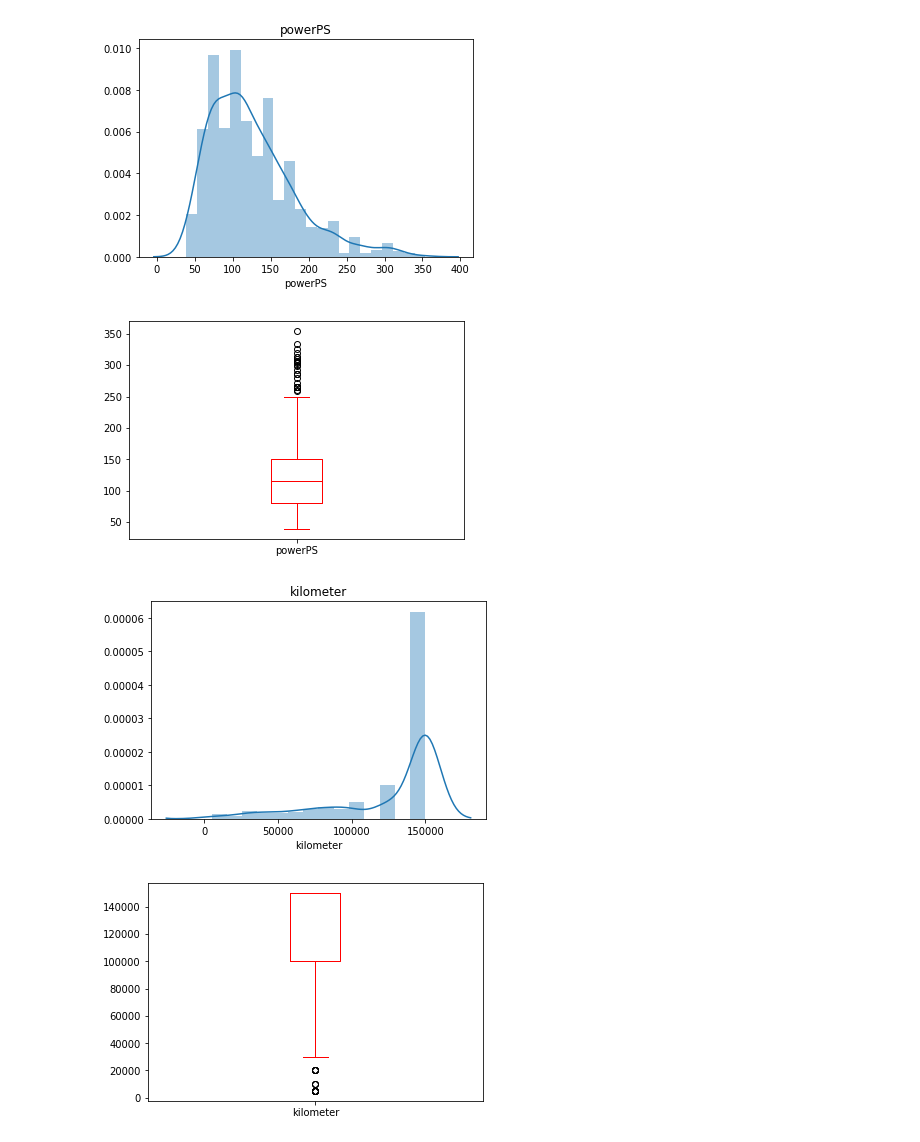
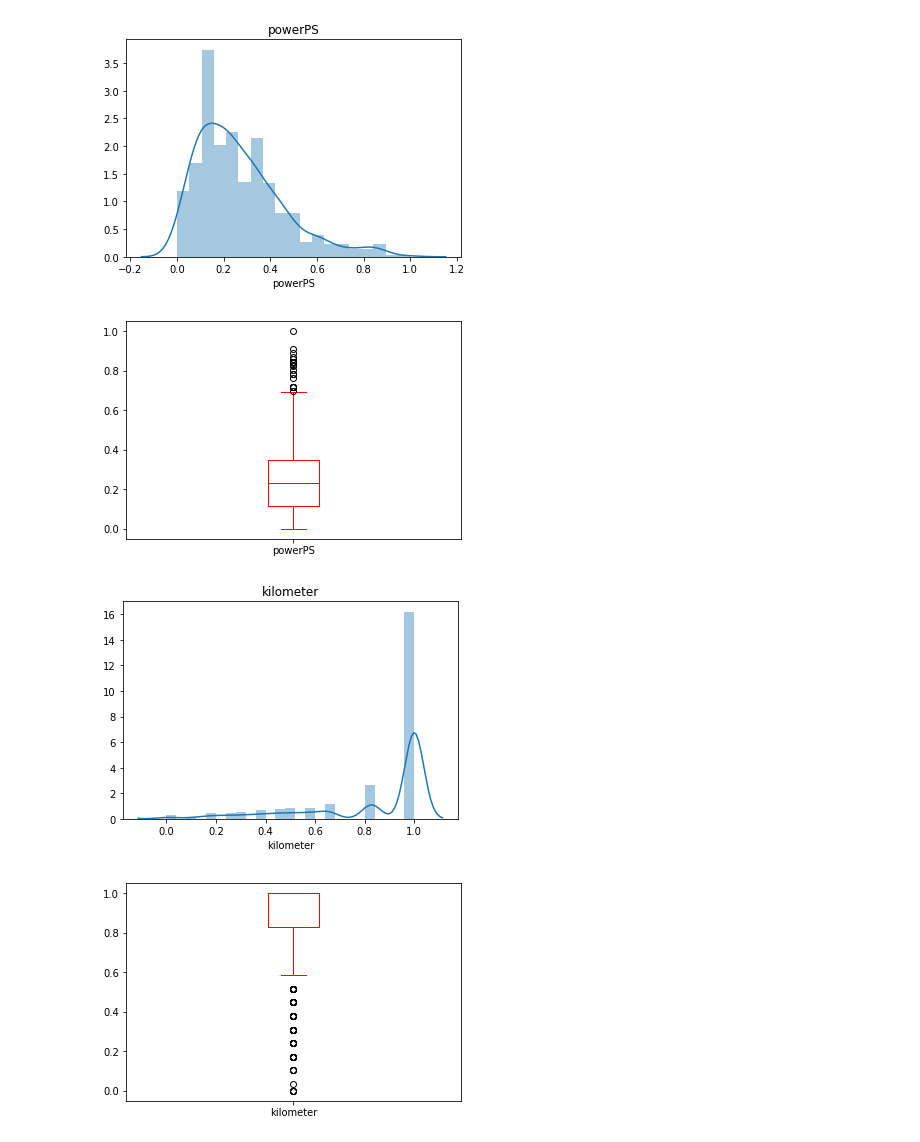
Before and after one commit to KimDoubleB/DS_Tutorials, a Jupyter notebook: Regression_Used_Car.ipynb, the cells around one changed output. Cells and saved outputs as stored; diff of their text form; code cells hidden in the pictures.

```diff
--- a/Regression_Used_Car.ipynb
+++ b/Regression_Used_Car.ipynb
@@ -52,11 +88,14 @@ memory usage: 156.3+ KB
 
 # Restructuring -> Vertical Decomposition
 # drop low impact data on price
-df.drop(['seller', 'offerType', 'abtest', 'dateCrawled', 'nrOfPictures', 'lastSeen', 'postalCode', 'dateCreated'], axis='columns', inplace=True)
+# 1. 데이터가 대부분 하나의 값으로 수렴하는 경우 (seller, offerType, nrOfPictures)
+# 2. 목표인 가격을 예측하는 것과 생관없는 경우 (dateCrawled, lastSeen, dateCreated)
+# 3. 각기 다 다른 값을 가지는 경우 (name, postalCode)
+df.drop(['seller', 'offerType', 'nrOfPictures', 'dateCrawled', 'lastSeen', 'dateCreated', 'postalCode', 'name'], axis='columns', inplace=True)
 
 
 # Remove unusable data(redundant data)
-df = df.drop_duplicates(['name','price','vehicleType','yearOfRegistration'
+df = df.drop_duplicates(['price','vehicleType','yearOfRegistration'
                          ,'gearbox','powerPS','model','kilometer','monthOfRegistration','fuelType'
                          ,'notRepairedDamage'])
 
@@ -68,4 +107,10 @@ print(category_feature)
 for col in category_feature:
     sns.countplot(x = col, data = df)
     plt.show()
+
+'''
+카테고리 데이터들의 히스토그램을 볼 수 있었다.
+gearbox와 notRepairedDamage의 경우, 값이 한쪽으로 많이 쏠려있었다.
+fuelType의 경우에도 다른 값에 비해 너무 적은 데이터들이 존재했다.
+'''
 # %% [output]
@@ -130,8 +184,8 @@ for i in range(len(df['model'].unique())) :
     df["gearbox"].fillna(df.gearbox[df["model"]==df['model'].unique()[i]].value_counts().index[0], inplace=True)
 
 # null in 'notRepairedDamage' is one of the deciding factors for price prediction.
-# -> replace null with 'not-declared'
-df["notRepairedDamage"].fillna(value='not-declared', inplace=True)
+# -> replace null with 'nein' that means "NO" in English ==> mode value
+df["notRepairedDamage"].fillna(value='nein', inplace=True)
 
 # Check the misting data is processed.
 print(df.isnull().sum())
@@ -188,18 +243,24 @@ sns.heatmap(corr,
+# %%
+# price와 제일 correlation 관계가 없는 abtest, vehicleType, model을 삭제
+df.drop(['abtest_encode', 'vehicleType_encode', 'model_encode'], axis='columns', inplace=True)
 # %%
+
 # normalization
 df['price']= np.log(df['price'])
+
+# standardization
+from sklearn.preprocessing import StandardScaler, RobustScaler, MinMaxScaler, MaxAbsScaler
+
+#scaler = StandardScaler()
+#scaler = RobustScaler()
+scaler = MinMaxScaler()
+#scaler = MaxAbsScaler()
+# 제일 정확도가 높은 MinMaxScaler 사용
+df = pd.DataFrame(scaler.fit_transform(df), columns = df.columns)
+
 
 # Split X and Y
 # Y --> price column
 # X --> data without price column
 Y = df['price']
 X = df.drop(['price'], axis=1, inplace=False)
-
-# standardization
-from sklearn.preprocessing import StandardScaler
-
-scaler = StandardScaler()
-X = pd.DataFrame(scaler.fit_transform(X), columns = X.columns)
-#X_scale = pd.DataFrame(X_scale, columns = X.columns)
-print(X)
-print(Y)
@@ -224,3 +267,3 @@ Name: price, Length: 823, dtype: float64
 # %%
-dist_box(numerical_feature)
+dist_box(df, numerical_feature)
 # %% [output]
@@ -231,4 +274,4 @@ dist_box(numerical_feature)
-[figure, old version]
+[figure, new version]
-[figure, old version]
+[figure, new version]
-[figure, old version]
+[figure, new version]
-[figure, old version]
+[figure, new version]
```
Also changed, not shown: parts of 10 cells of this notebook.
